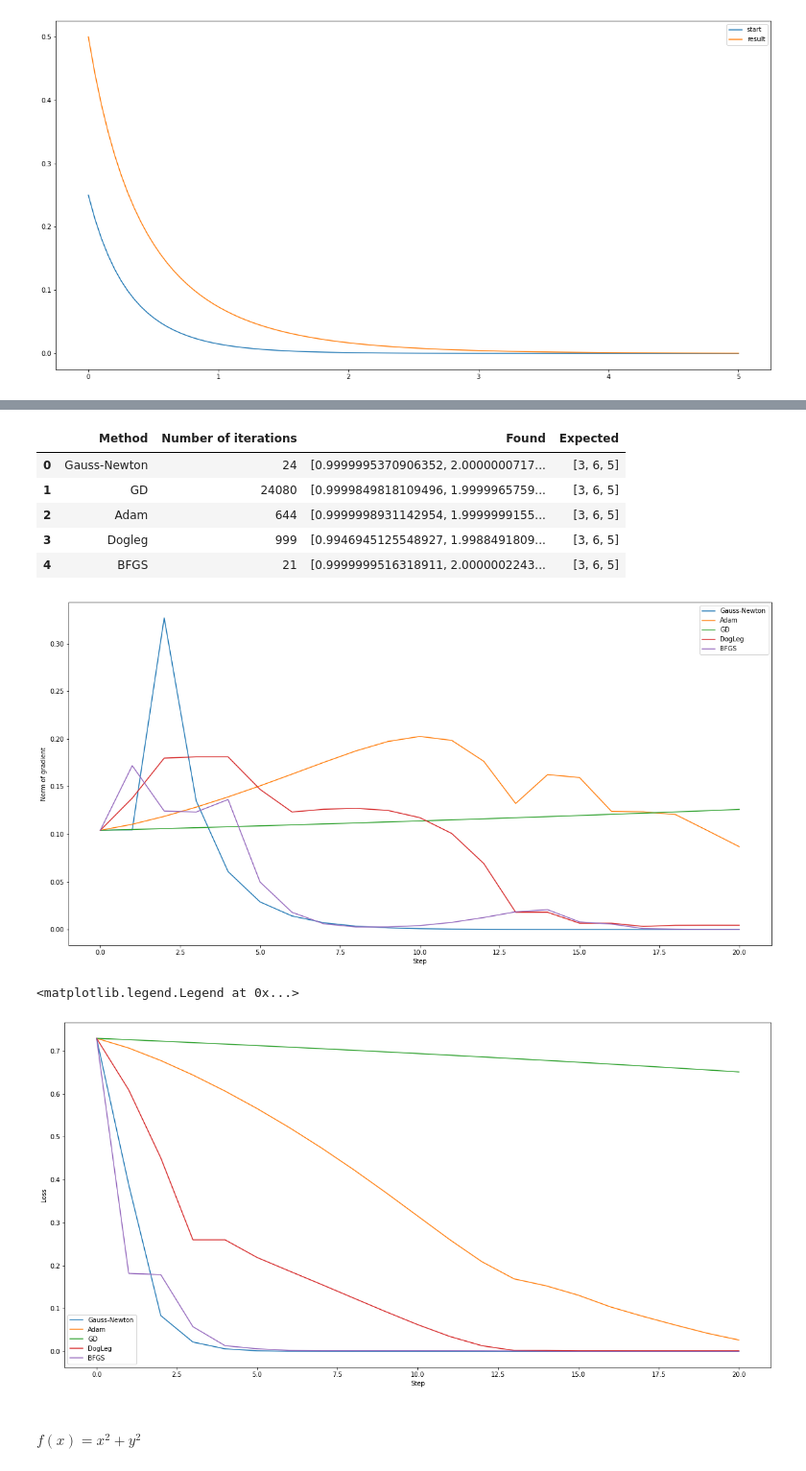
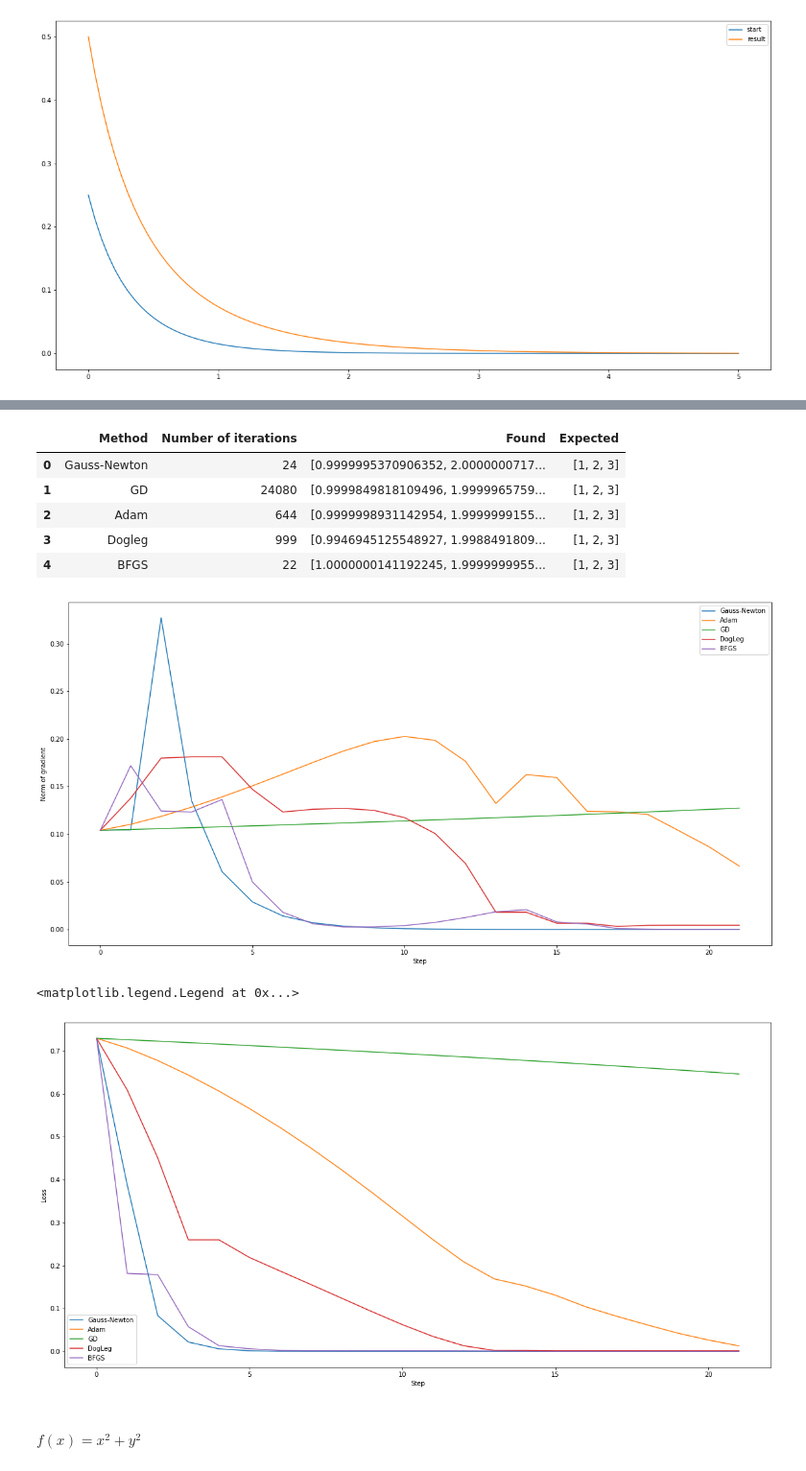
Before and after one commit to dzahbarov/opt-methods, a Jupyter notebook: lab3/lab3.ipynb, the cells around one changed output, grey strips where cells are left out. Shown at 96% size. Drawn from its saved outputs; the diff is of its cells as text; code cells hidden in the pictures.

```diff
--- a/lab3/lab3.ipynb
+++ b/lab3/lab3.ipynb
@@ -358,7 +360,7 @@ def bfgs(f, grad_with_fixed_func, start, epoch):
         points.append(x)
         y = new_grad - gr
 
-        if np.linalg.norm(grad(f, x)) < 1e-6:
+        if np.linalg.norm(grad(f, x)) < 1e-7:
             break
 
         gr = new_grad
@@ -462,7 +464,7 @@ df = pd.DataFrame(data={
     "Number of iterations": [len(newton_points) - 1, len(gd_points) - 1, len(adam_points) - 1, len(dogleg_points) - 1,
                              len(bfgs_points) - 1],
     "Found": [newton_points[-1], gd_points[-1], adam_points[-1], dogleg_points[-1], bfgs_points[-1]],
-    'Expected': [[3, 6, 5], [3, 6, 5], [3, 6, 5], [3, 6, 5], [3, 6, 5]]
+    'Expected': [[1, 2, 3], [1, 2, 3], [1, 2, 3], [1, 2, 3], [1, 2, 3]]
 })
 
 display(df)
@@ -471,41 +473,41 @@ size = min(len(gd_points), len(newton_points), len(adam_points), len(dogleg_poin
 ss = range(0, size)
 
 plt.plot(ss, newton_grads[:size], label='Gauss-Newton')
 plt.plot(ss, adam_grads[:size], label='Adam')
 plt.plot(ss, gd_grads[:size], label='GD')
 plt.plot(ss, dogleg_grads[:size], label='DogLeg')
 plt.plot(ss, bfgs_grads[:size], label='BFGS')
 
 plt.xlabel("Step")
 plt.ylabel("Norm of gradient")
 
 plt.legend()
 
 plt.show()
 
 size = min(len(gd_points), len(newton_points), len(adam_points), len(dogleg_points), len(bfgs_points)) - 1
 ss = range(0, size)
 
 plt.plot(ss, newton_loss[:size], label='Gauss-Newton')
 plt.plot(ss, adam_loss[:size], label='Adam')
 plt.plot(ss, gd_loss[:size], label='GD')
 plt.plot(ss, dogleg_loss[:size], label='DogLeg')
 plt.plot(ss, bfgs_loss[:size], label='BFGS')
 
 plt.xlabel("Step")
 plt.ylabel("Loss")
 
 plt.legend()
 # %% [output]
 |  | Method | Number of iterations | Found | Expected |
-| 0 | Gauss-Newton | 24 | [0.9999995370906352, 2.0000000717... | [3, 6, 5] |
-| 1 | GD | 24080 | [0.9999849818109496, 1.9999965759... | [3, 6, 5] |
-| 2 | Adam | 644 | [0.9999998931142954, 1.9999999155... | [3, 6, 5] |
-| 3 | Dogleg | 999 | [0.9946945125548927, 1.9988491809... | [3, 6, 5] |
-| 4 | BFGS | 21 | [0.9999999516318911, 2.0000002243... | [3, 6, 5] |
+| 0 | Gauss-Newton | 24 | [0.9999995370906352, 2.0000000717... | [1, 2, 3] |
+| 1 | GD | 24080 | [0.9999849818109496, 1.9999965759... | [1, 2, 3] |
+| 2 | Adam | 644 | [0.9999998931142954, 1.9999999155... | [1, 2, 3] |
+| 3 | Dogleg | 999 | [0.9946945125548927, 1.9988491809... | [1, 2, 3] |
+| 4 | BFGS | 22 | [1.0000000141192245, 1.9999999955... | [1, 2, 3] |
-[figure, old version]
+[figure, new version]
 <matplotlib.legend.Legend at 0x...>
-[figure, old version]
+[figure, new version]
 # %% [markdown]
 #### $f(x) = x^2 + y^2$
 # %%
```
Also changed, not shown: parts of 3 cells of this notebook.
